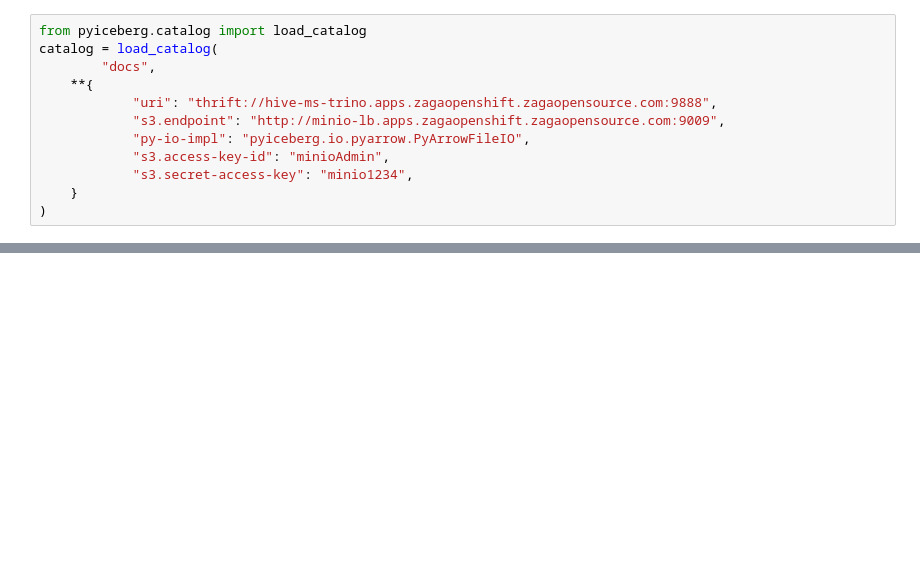
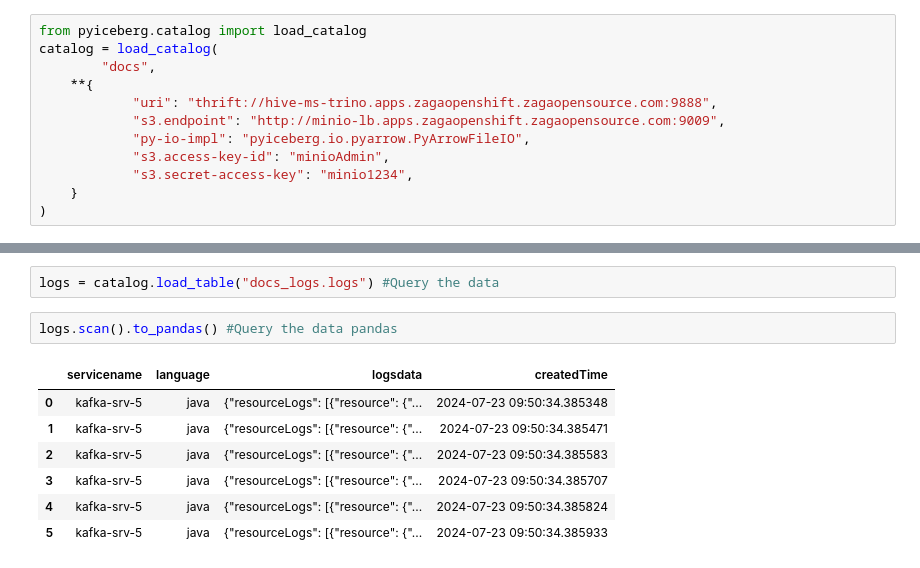
Before and after one commit to ZagaUS/pyiceberg-poc, a Jupyter notebook: notebooks/pyiceberg_demo_anandharaj.ipynb, the cells around one changed output, grey strips where cells are left out. Saved outputs shown, nothing was run; the diff lists cells and outputs as text; blank space fills up the shorter version.

```diff
--- a/notebooks/pyiceberg_demo_anandharaj.ipynb
+++ b/notebooks/pyiceberg_demo_anandharaj.ipynb
@@ -97,0 +177,12 @@ long: [[4.896029,-122.431297,6.0989,2.349014]]
+# %%
+logs = catalog.load_table("docs_logs.logs") #Query the data
+# %%
+logs.scan().to_pandas() #Query the data pandas
+# %% [output]
+|  | servicename | language | logsdata | createdTime |
+| 0 | kafka-srv-5 | java | {"resourceLogs": [{"resource": {"... | 2024-07-23 09:50:34.385348 |
+| 1 | kafka-srv-5 | java | {"resourceLogs": [{"resource": {"... | 2024-07-23 09:50:34.385471 |
+| 2 | kafka-srv-5 | java | {"resourceLogs": [{"resource": {"... | 2024-07-23 09:50:34.385583 |
+| 3 | kafka-srv-5 | java | {"resourceLogs": [{"resource": {"... | 2024-07-23 09:50:34.385707 |
+| 4 | kafka-srv-5 | java | {"resourceLogs": [{"resource": {"... | 2024-07-23 09:50:34.385824 |
+| 5 | kafka-srv-5 | java | {"resourceLogs": [{"resource": {"... | 2024-07-23 09:50:34.385933 |
```
Also changed, not shown: parts of 19 cells of this notebook.
